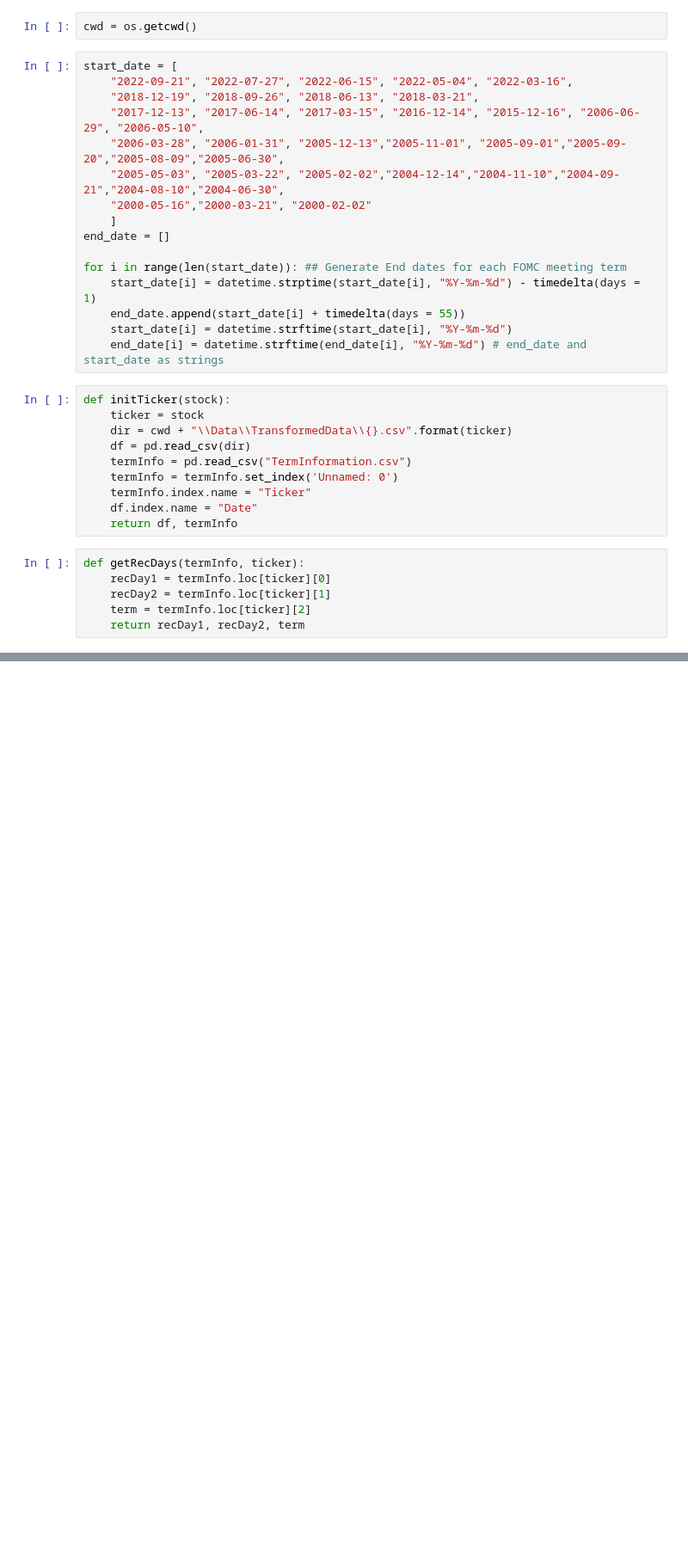
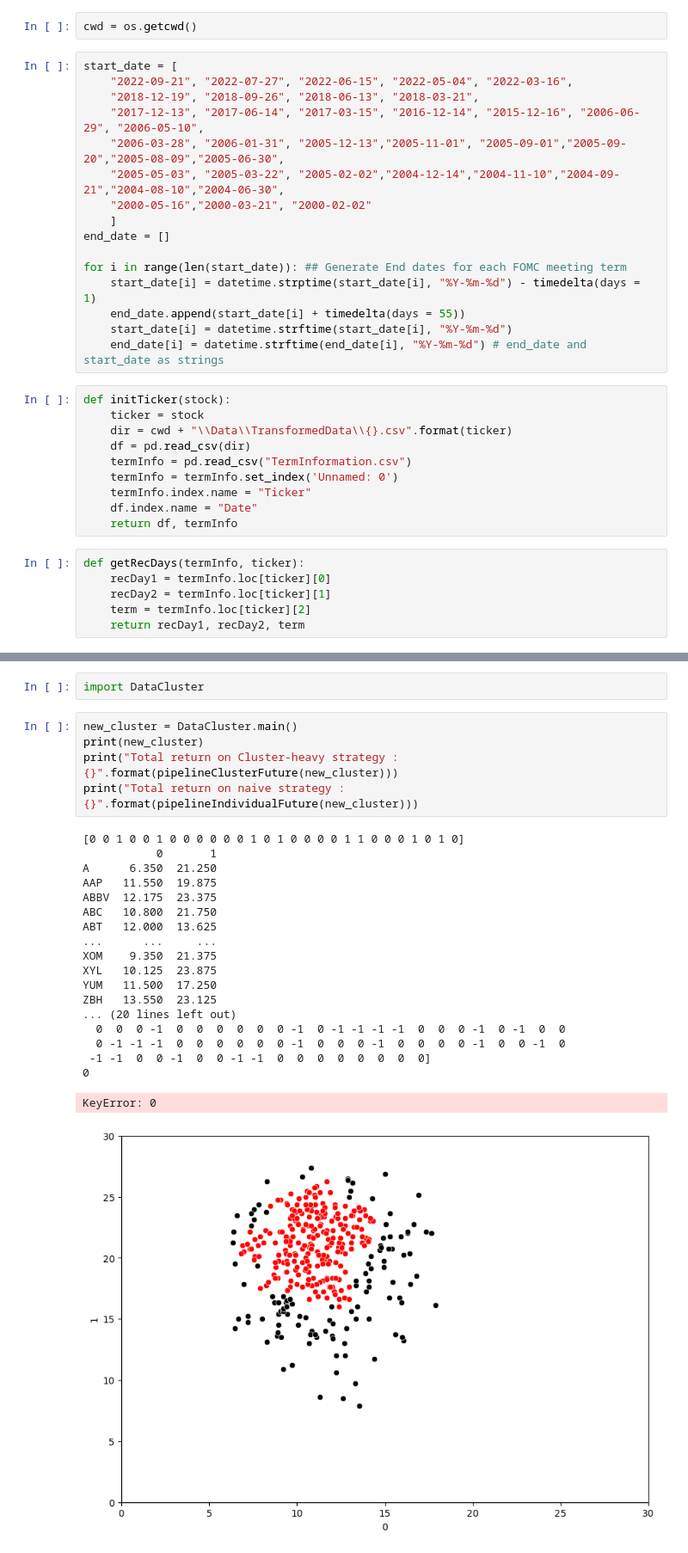
Before and after one commit to LemoNade2000/KRISSSemesterLongProject, a Jupyter notebook: BackTest.ipynb, the cells around one changed output, grey strips where cells are left out. Shown at 86% size. Cells and saved outputs as stored; diff of their text form; blank space fills up the shorter version.

```diff
--- a/BackTest.ipynb
+++ b/BackTest.ipynb
@@ -101,0 +291,27 @@ Cumulative Return : 1.1234877640945184
+# %%
+import DataCluster
+# %%
+new_cluster = DataCluster.main()
+print(new_cluster)
+print("Total return on Cluster-heavy strategy : {}".format(pipelineClusterFuture(new_cluster)))
+print("Total return on naive strategy : {}".format(pipelineIndividualFuture(new_cluster)))
+# %% [output]
+[0 0 1 0 0 1 0 0 0 0 0 0 1 0 1 0 0 0 0 1 1 0 0 0 1 0 1 0]
+           0       1
+A      6.350  21.250
+AAP   11.550  19.875
+ABBV  12.175  23.375
+ABC   10.800  21.750
+ABT   12.000  13.625
+...      ...     ...
+XOM    9.350  21.375
+XYL   10.125  23.875
+YUM   11.500  17.250
+ZBH   13.550  23.125
+... (20 lines left out)
+  0  0  0 -1  0  0  0  0  0  0 -1  0 -1 -1 -1 -1  0  0  0 -1  0 -1  0  0
+  0 -1 -1 -1  0  0  0  0  0  0 -1  0  0  0 -1  0  0  0  0 -1  0  0 -1  0
+ -1 -1  0  0 -1  0  0 -1 -1  0  0  0  0  0  0  0  0]
+0
+KeyError: 0
+[figure, added]
```
Also changed, not shown: parts of 12 cells of this notebook, 7 other files.
